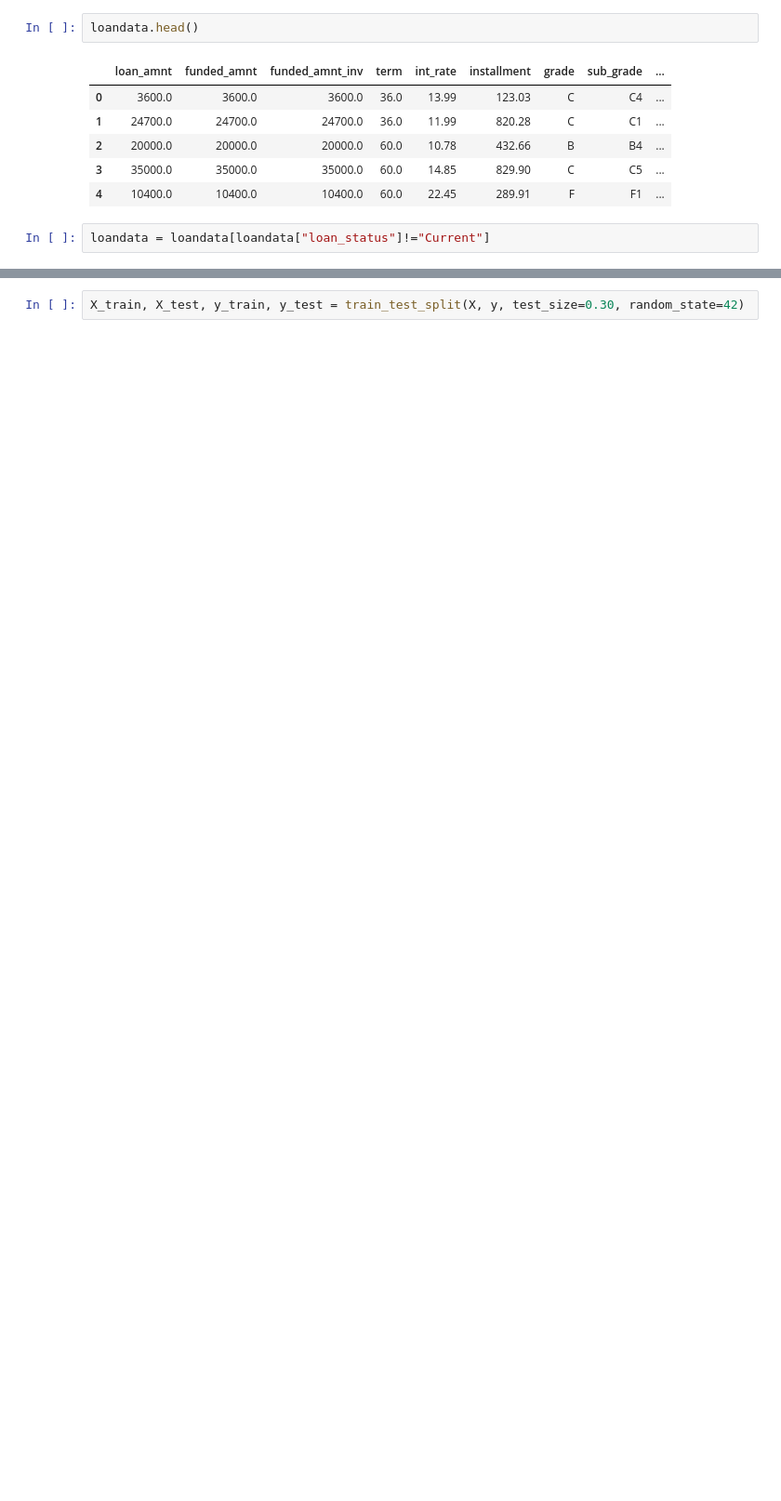
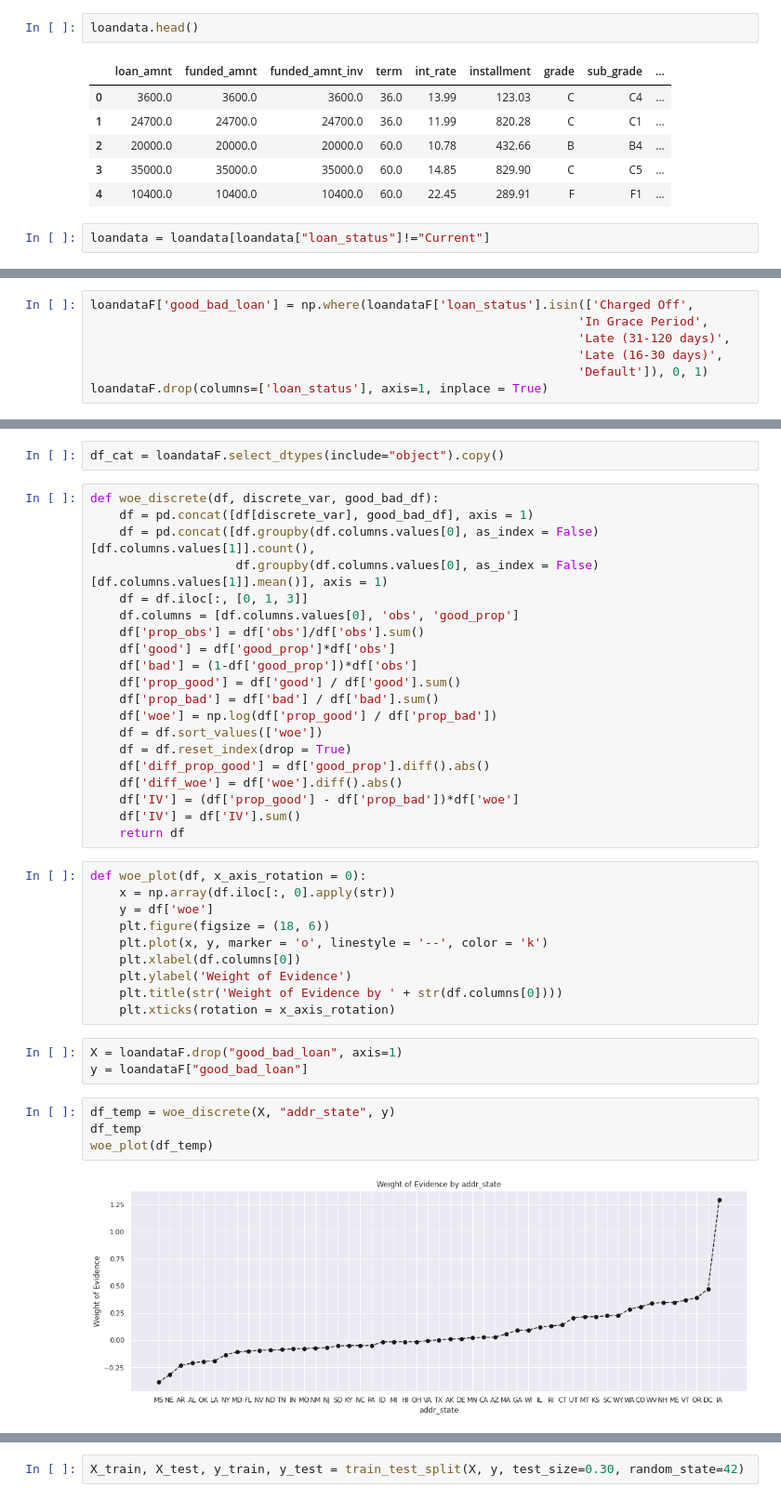
Before and after one commit to anshulsinghgehlot/CreditRiskModel_lendingclub, a Jupyter notebook: data-preprocess.ipynb, the cells around one changed output, grey strips where cells are left out. Shown at 93% size. Cells and saved outputs as stored; diff of their text form; blank space fills up the shorter version.

```diff
--- a/data-preprocess.ipynb
+++ b/data-preprocess.ipynb
@@ -345,0 +265,7 @@ loandata_cat_dummy = dummy_creation(loandata_cat, loandata_cat.columns.values)
+# %%
+loandataF['good_bad_loan'] = np.where(loandataF['loan_status'].isin(['Charged Off',
+                                                                   'In Grace Period',
+                                                                   'Late (31-120 days)',
+                                                                   'Late (16-30 days)',
+                                                                   'Default']), 0, 1)
+loandataF.drop(columns=['loan_status'], axis=1, inplace = True)
@@ -345,0 +290,41 @@ loandata_cat_dummy = dummy_creation(loandata_cat, loandata_cat.columns.values)
+# %%
+df_cat = loandataF.select_dtypes(include="object").copy()
+# %%
+def woe_discrete(df, discrete_var, good_bad_df):
+    df = pd.concat([df[discrete_var], good_bad_df], axis = 1)
+    df = pd.concat([df.groupby(df.columns.values[0], as_index = False)[df.columns.values[1]].count(),
+                    df.groupby(df.columns.values[0], as_index = False)[df.columns.values[1]].mean()], axis = 1)
+    df = df.iloc[:, [0, 1, 3]]
+    df.columns = [df.columns.values[0], 'obs', 'good_prop']
+    df['prop_obs'] = df['obs']/df['obs'].sum()
+    df['good'] = df['good_prop']*df['obs']
+    df['bad'] = (1-df['good_prop'])*df['obs']
+    df['prop_good'] = df['good'] / df['good'].sum()
+    df['prop_bad'] = df['bad'] / df['bad'].sum()
+    df['woe'] = np.log(df['prop_good'] / df['prop_bad'])
+    df = df.sort_values(['woe'])
+    df = df.reset_index(drop = True)
+    df['diff_prop_good'] = df['good_prop'].diff().abs()
+    df['diff_woe'] = df['woe'].diff().abs()
+    df['IV'] = (df['prop_good'] - df['prop_bad'])*df['woe']
+    df['IV'] = df['IV'].sum()
+    return df
+# %%
+def woe_plot(df, x_axis_rotation = 0):
+    x = np.array(df.iloc[:, 0].apply(str))
+    y = df['woe']
+    plt.figure(figsize = (18, 6))
+    plt.plot(x, y, marker = 'o', linestyle = '--', color = 'k')
+    plt.xlabel(df.columns[0])
+    plt.ylabel('Weight of Evidence')
+    plt.title(str('Weight of Evidence by ' + str(df.columns[0])))
+    plt.xticks(rotation = x_axis_rotation)
+# %%
+X = loandataF.drop("good_bad_loan", axis=1)
+y = loandataF["good_bad_loan"]
+# %%
+df_temp = woe_discrete(X, "addr_state", y)
+df_temp
+woe_plot(df_temp)
+# %% [output]
+[figure, added]
```
Also changed, not shown: parts of 137 cells of this notebook.
